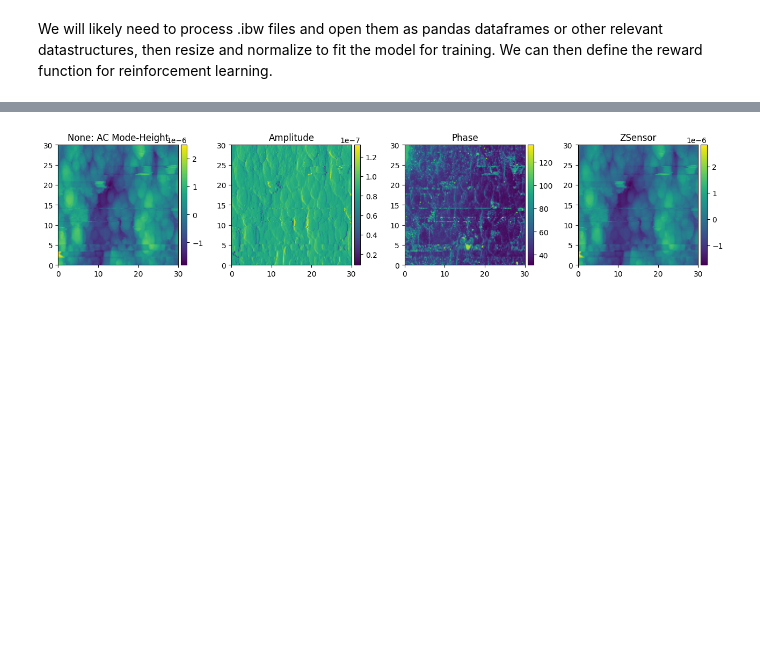
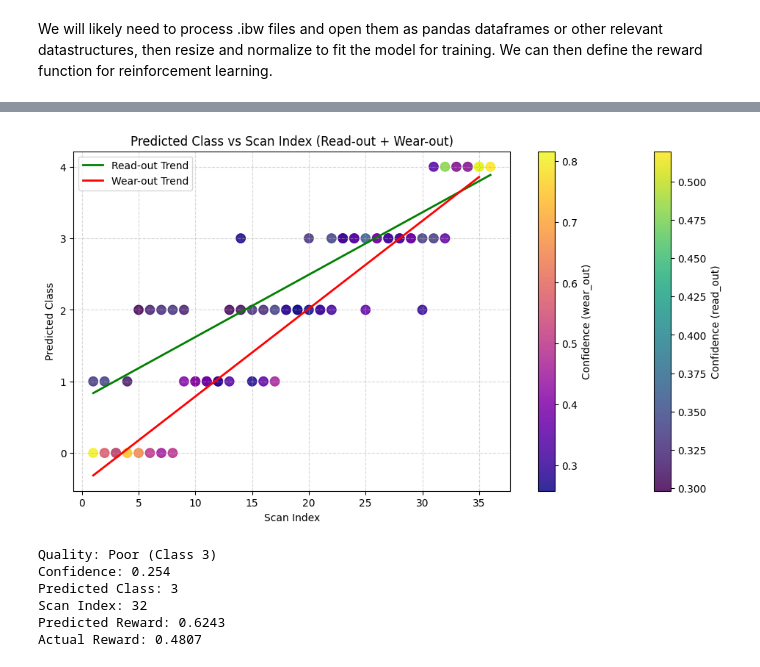
Before and after one commit to colinedsall/ofdspm, a Jupyter notebook: exp1.ipynb, the cells around one changed output, grey strips where cells are left out. Drawn from its saved outputs; the diff is of its cells as text; code cells hidden in the pictures; blank space fills up the shorter version.

```diff
--- a/exp1.ipynb
+++ b/exp1.ipynb
@@ -38,7 +55,7 @@ The "IMAGENET1K_V1 tells PyTorch to configure the model based on ImageNet weight
 # %% [markdown]
 There is some consideration about cost and speed for training this model. Since image-based models are quite resource intensive (as any large model may be), it is generally recommended to use hardware acceleration from GPUs. For now, we will attempt to use local hardware (Apple Silicon) to train and process this model.
 # %%
-device = torch.device('mps') if torch.backends.mps.is_available() else torch.device('cpu')
+device = torch.device('cuda' if torch.cuda.is_available() else 'cuda')
 model.to(device)
 # %% [output]
 ResNet(
@@ -176,7 +484,7 @@ import torchvision.models as models
 model = models.resnet18(pretrained=True)
 
 # Replace final layer for custom number of classes (e.g., 10)
-num_classes = 10
+num_classes = 5
 model.fc = nn.Linear(model.fc.in_features, num_classes)
 # %%
 import os
@@ -776,22 +2286,74 @@ def print_prediction_summary(results):
 # %%
+import os
+
 device = torch.device("cuda" if torch.cuda.is_available() else "cpu")
 model = load_trained_model('ibw_reward_model.pth', num_classes=5, device=device)
 
-# Define transforms (same as training)
 transform = transforms.Compose([
     transforms.Resize((224, 224)),
     transforms.ToTensor(),
     transforms.Normalize(mean=[0.485, 0.456, 0.406], std=[0.229, 0.224, 0.225]),
 ])
 
-# Predict single file
-file = "sample_data/bad_images/PositionC_30Cs70M0000.ibw"
-result = predict_single_ibw(model, file, transform, device)
-at.display_ibw(file)
+# --- Read-out folder predictions ---
+file = "exp_data/June 18/read_out/Read_out_0032.ibw"
+summarize_ibw_file(file)
+read_out_folder = os.path.dirname(file)
+read_out_files = sorted([os.path.join(read_out_folder, f) for f in os.listdir(read_out_folder) if f.lower().endswith(".ibw")])
 
+model_metadata_path = "model_training_metadata.pkl"
+results_read = predict_with_training_metadata(model, read_out_files, model_metadata_path, device)
+
+# --- Wear-out folder predictions ---
+wear_out_folder = read_out_folder.replace("read_out", "wear_out")
+wear_out_files = sorted([os.path.join(wear_out_folder, f) for f in os.listdir(wear_out_folder) if f.lower().endswith(".ibw")])
+results_wear = predict_with_training_metadata(model, wear_out_files, model_metadata_path, device)
+
+# --- Combine for plotting ---
+import matplotlib.pyplot as plt
+
+# Read-out
+scan_indices_read = [r.get('scan_index', r.get('scan_index_used', i + 1)) for i, r in enumerate(results_read)]
+predicted_classes_read = [r['predicted_class'] for r in results_read]
+confidences_read = [r['confidence'] for r in results_read]
+
+# Wear-out (reset scan index to start from 1)
+scan_indices_wear = [i + 1 for i in range(len(results_wear))]
+predicted_classes_wear = [r['predicted_class'] for r in results_wear]
+confidences_wear = [r['confidence'] for r in results_wear]
+
+# Plot both
+import numpy as np
+
+plt.figure(figsize=(12, 6))
+scatter1 = plt.scatter(scan_indices_read, predicted_classes_read, c=confidences_read, cmap='viridis', s=80, alpha=0.85)
+scatter2 = plt.scatter(scan_indices_wear, predicted_classes_wear, c=confidences_wear, cmap='plasma', s=80, alpha=0.85)
+
+# Add trendline for read-out
+z_read = np.polyfit(scan_indices_read, predicted_classes_read, 1)
+p_read = np.poly1d(z_read)
+plt.plot(scan_indices_read, p_read(scan_indices_read), color='green', linewidth=2, label='Read-out Trend')
+
+# Add trendline for wear-out
+z_wear = np.polyfit(scan_indices_wear, predicted_classes_wear, 1)
+p_wear = np.poly1d(z_wear)
+plt.plot(scan_indices_wear, p_wear(scan_indices_wear), color='red', linewidth=2, label='Wear-out Trend')
+
+plt.xlabel('Scan Index')
+plt.ylabel('Predicted Class')
+plt.title('Predicted Class vs Scan Index (Read-out + Wear-out)')
+plt.yticks(range(5), ['0', '1', '2', '3', '4'])
+plt.colorbar(scatter1, label='Confidence (read_out)', orientation='vertical')
+plt.colorbar(scatter2, label='Confidence (wear_out)', orientation='vertical')
+plt.grid(True, linestyle='--', alpha=0.5)
+plt.legend()
+plt.show()
 
 print(f"Quality: {result['quality_description']}")
 print(f"Confidence: {result['confidence']:.3f}")
 print(f"Predicted Class: {result['predicted_class']}")
+print(f"Scan Index: {result['scan_index']}")
+print(f"Predicted Reward: {result['predicted_reward_original']:.4f}")
+print(f"Actual Reward: {result['actual_reward']:.4f}")
 # %% [output]
 Model loaded from ibw_reward_model.pth
@@ -801 +2376,7 @@ Predicted Class: 1
-[figure, old version]
+[figure, new version]
+Quality: Poor (Class 3)
+Confidence: 0.254
+Predicted Class: 3
+Scan Index: 32
+Predicted Reward: 0.6243
+Actual Reward: 0.4807
```
Also changed, not shown: parts of 13 cells of this notebook, 2 other files.
